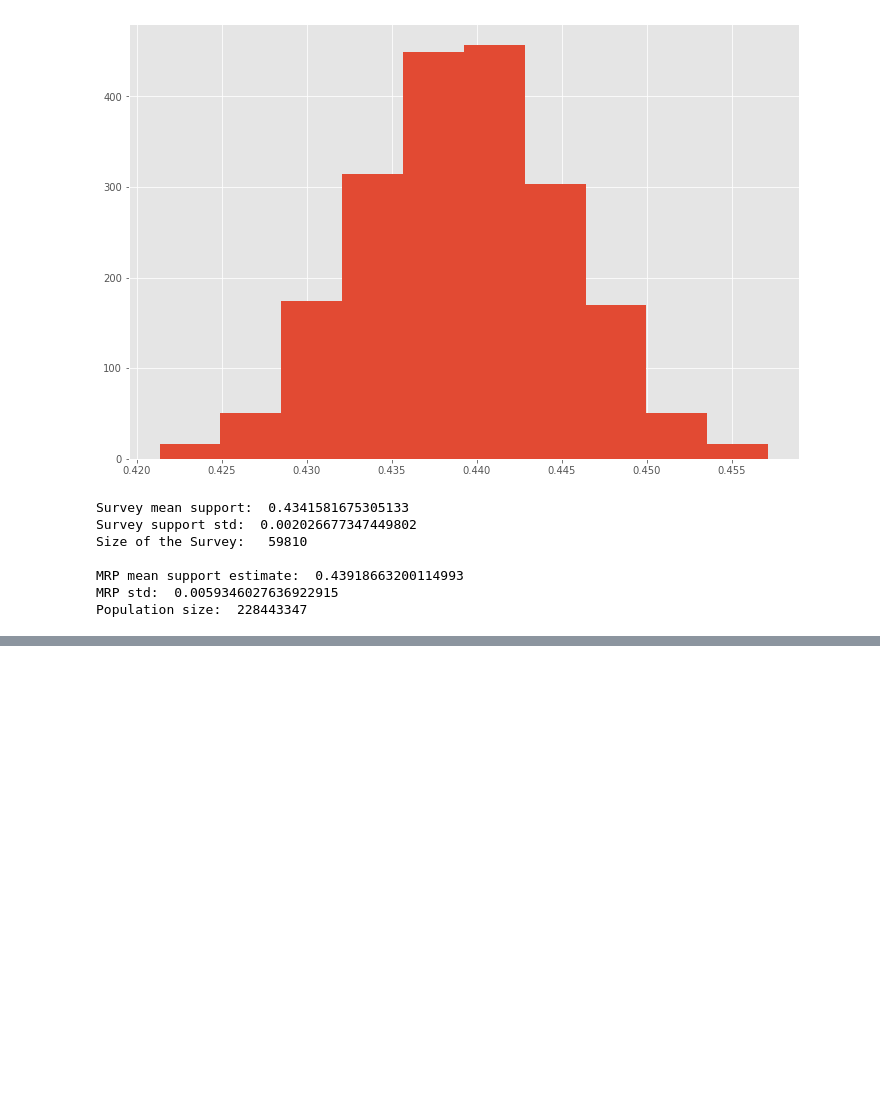
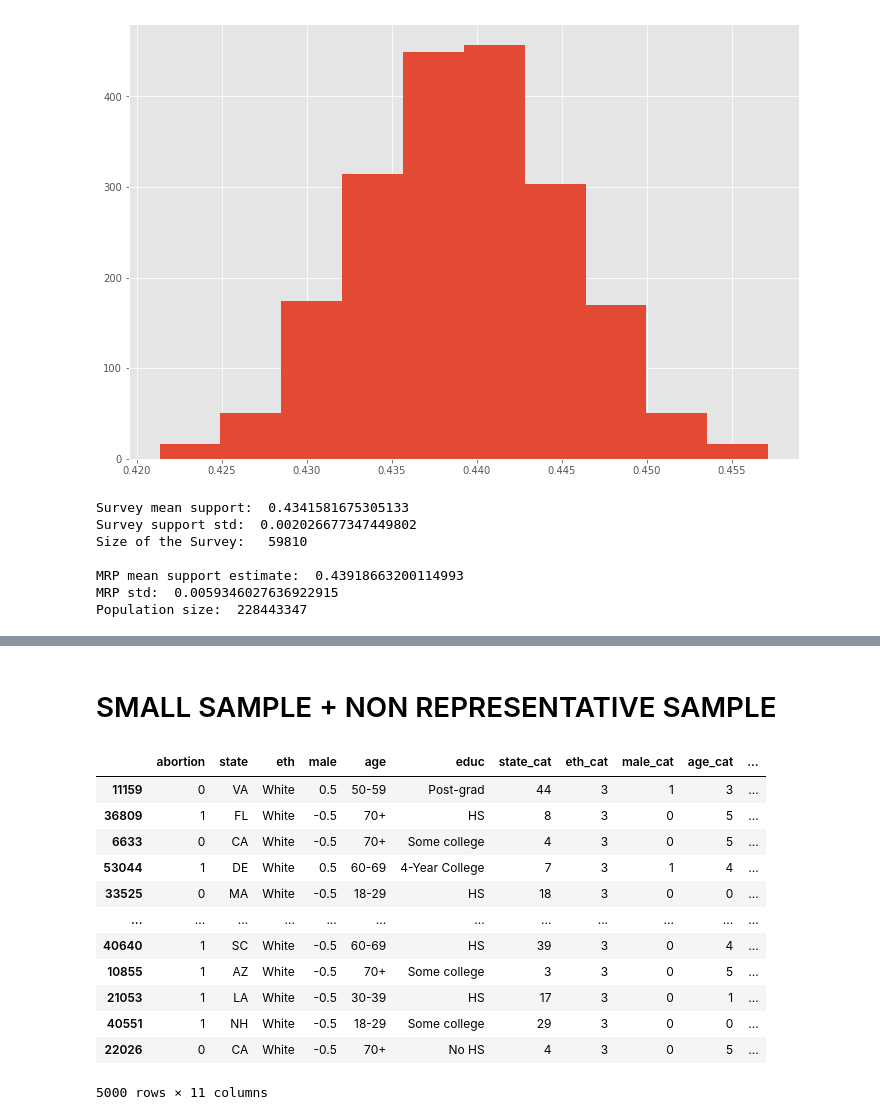
Before and after one commit to JakubReha/misterP, a Jupyter notebook: model.ipynb, the cells around one changed output, grey strips where cells are left out. Drawn from its saved outputs; the diff is of its cells as text; code cells hidden in the pictures; blank space fills up the shorter version.

```diff
--- a/model.ipynb
+++ b/model.ipynb
@@ -324,12 +325,12 @@ np.sum(np.zeros(len(y_true)) == y_true)/len(y_true)
 # %%
 from sklearn.linear_model import LogisticRegression
 from sklearn.svm import SVC
-df = pd.read_csv("Data/cces_all_clean.csv")
+df_2 = pd.read_csv("Data/cces_all_clean.csv")
 states = pd.read_excel("Data/states.xlsx")
 states = states.rename(columns={'republican support percentage':"rep_sup"})
-df = df.merge(states,left_on = "state", right_on = "states")
-df = df.drop("states", axis = 1)
-df
+df_2 = df_2.merge(states,left_on = "state", right_on = "states")
+df_2 = df_2.drop("states", axis = 1)
+df_2
 # %% [output]
 |  | abortion | state | eth | male | age | educ | rep_sup | region |
 | 0 | 1 | MD | Other | -0.5 | 50-59 | Some college | 0.33 | northeast |
@@ -347,8 +348,8 @@ df
 # %%
 category_columns = ["state", "eth", "male", "age", "educ", "region"]
 for col in category_columns:
-    df[col] = df[col].astype('category')
-df_regr = pd.get_dummies(df, columns=category_columns, drop_first=True)
+    df_2[col] = df_2[col].astype('category')
+df_regr = pd.get_dummies(df_2, columns=category_columns, drop_first=True)
 
 train_perc = 1 #0.66 # percentage of training data
 split_point = int(train_perc*len(y))
@@ -498,0 +514,19 @@ fig.show()
+# %% [markdown]
+# SMALL SAMPLE + NON REPRESENTATIVE SAMPLE
+# %%
+small_sample = df.sample(5000, random_state=1)
+small_sample
+# %% [output]
+|  | abortion | state | eth | male | age | educ | state_cat | eth_cat | male_cat | age_cat | ... |
+| 11159 | 0 | VA | White | 0.5 | 50-59 | Post-grad | 44 | 3 | 1 | 3 | ... |
+| 36809 | 1 | FL | White | -0.5 | 70+ | HS | 8 | 3 | 0 | 5 | ... |
+| 6633 | 0 | CA | White | -0.5 | 70+ | Some college | 4 | 3 | 0 | 5 | ... |
+| 53044 | 1 | DE | White | 0.5 | 60-69 | 4-Year College | 7 | 3 | 1 | 4 | ... |
+| 33525 | 0 | MA | White | -0.5 | 18-29 | HS | 18 | 3 | 0 | 0 | ... |
+| ... | ... | ... | ... | ... | ... | ... | ... | ... | ... | ... | ... |
+| 40640 | 1 | SC | White | -0.5 | 60-69 | HS | 39 | 3 | 0 | 4 | ... |
+| 10855 | 1 | AZ | White | -0.5 | 70+ | Some college | 3 | 3 | 0 | 5 | ... |
+| 21053 | 1 | LA | White | -0.5 | 30-39 | HS | 17 | 3 | 0 | 1 | ... |
+| 40551 | 1 | NH | White | -0.5 | 18-29 | Some college | 29 | 3 | 0 | 0 | ... |
+| 22026 | 0 | CA | White | -0.5 | 70+ | No HS | 4 | 3 | 0 | 5 | ... |
+5000 rows × 11 columns
```
Also changed, not shown: parts of 31 cells of this notebook, 2 other files.
